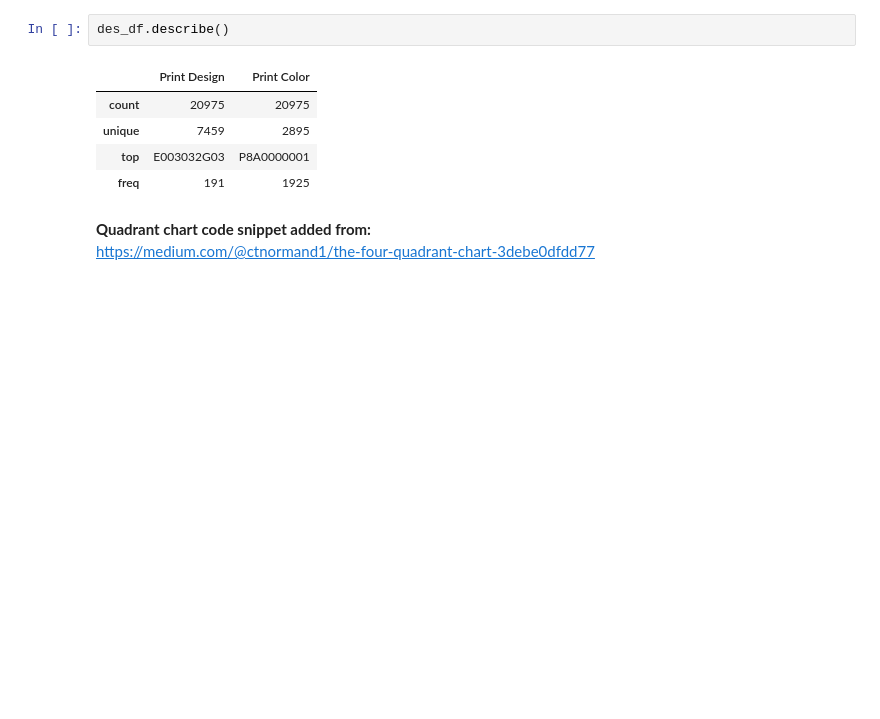
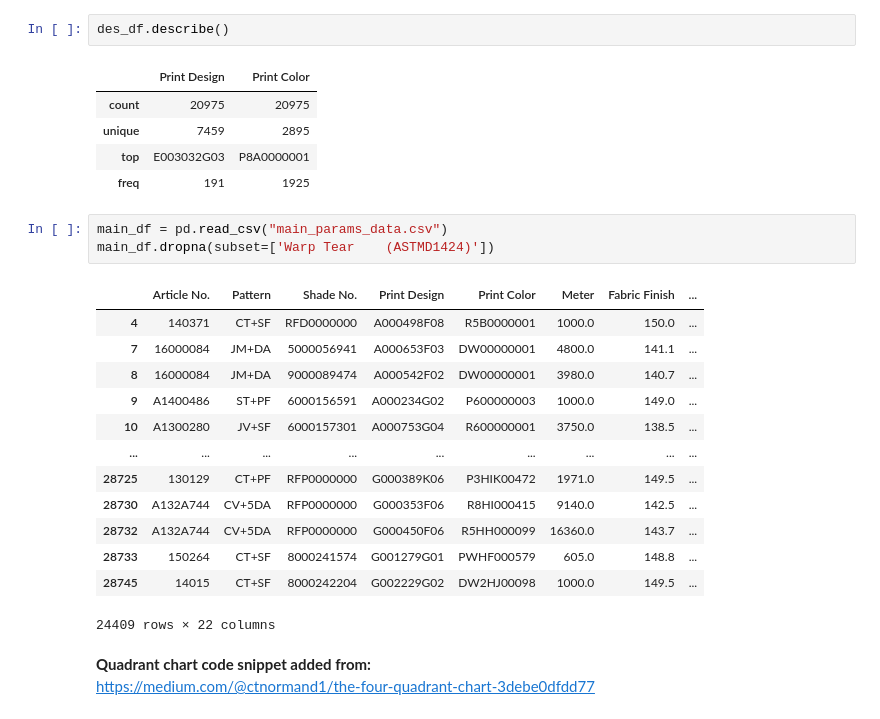
Before and after one commit to sinchan-s/F3P, a Jupyter notebook: main.ipynb, the cells around one changed output. Saved outputs shown, nothing was run; the diff lists cells and outputs as text; blank space fills up the shorter version.

```diff
--- a/main.ipynb
+++ b/main.ipynb
@@ -392,6 +392,23 @@ des_df.describe()
 | unique | 7459 | 2895 |
 | top | E003032G03 | P8A0000001 |
 | freq | 191 | 1925 |
+# %%
+main_df = pd.read_csv("main_params_data.csv")
+main_df.dropna(subset=['Warp Tear    (ASTMD1424)'])
+# %% [output]
+|  | Article No. | Pattern | Shade No. | Print Design | Print Color | Meter | Fabric Finish | ... |
+| 4 | 140371 | CT+SF | RFD0000000 | A000498F08 | R5B0000001 | 1000.0 | 150.0 | ... |
+| 7 | 16000084 | JM+DA | 5000056941 | A000653F03 | DW00000001 | 4800.0 | 141.1 | ... |
+| 8 | 16000084 | JM+DA | 9000089474 | A000542F02 | DW00000001 | 3980.0 | 140.7 | ... |
+| 9 | A1400486 | ST+PF | 6000156591 | A000234G02 | P600000003 | 1000.0 | 149.0 | ... |
+| 10 | A1300280 | JV+SF | 6000157301 | A000753G04 | R600000001 | 3750.0 | 138.5 | ... |
+| ... | ... | ... | ... | ... | ... | ... | ... | ... |
+| 28725 | 130129 | CT+PF | RFP0000000 | G000389K06 | P3HIK00472 | 1971.0 | 149.5 | ... |
+| 28730 | A132A744 | CV+5DA | RFP0000000 | G000353F06 | R8HI000415 | 9140.0 | 142.5 | ... |
+| 28732 | A132A744 | CV+5DA | RFP0000000 | G000450F06 | R5HH000099 | 16360.0 | 143.7 | ... |
+| 28733 | 150264 | CT+SF | 8000241574 | G001279G01 | PWHF000579 | 605.0 | 148.8 | ... |
+| 28745 | 14015 | CT+SF | 8000242204 | G002229G02 | DW2HJ00098 | 1000.0 | 149.5 | ... |
+24409 rows × 22 columns
 # %% [markdown]
 **Quadrant chart code snippet added from:**
 https://medium.com/@ctnormand1/the-four-quadrant-chart-3debe0dfdd77
```
Also changed, not shown: 1 other file.
